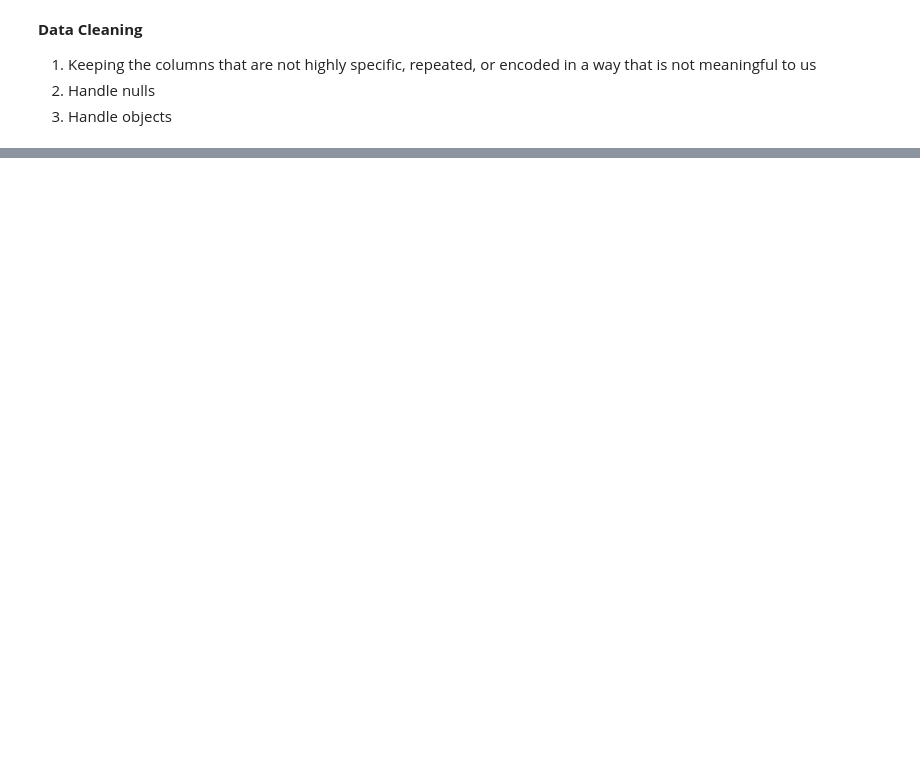
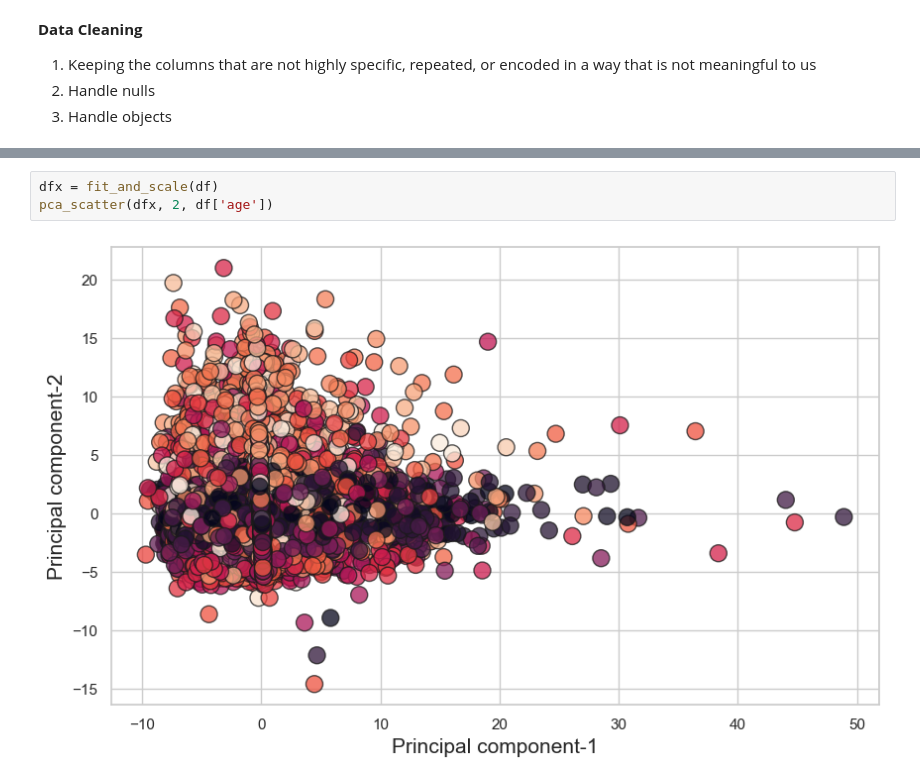
Before and after one commit to ErinPhillips/data_mining_midterm, a Jupyter notebook: midterm.ipynb, the cells around one changed output, grey strips where cells are left out. Drawn from its saved outputs; the diff is of its cells as text; blank space fills up the shorter version.

```diff
--- a/midterm.ipynb
+++ b/midterm.ipynb
@@ -617,0 +589,5 @@ The Diet and Exam datasets look promising.
+# %%
+dfx = fit_and_scale(df)
+pca_scatter(dfx, 2, df['age'])
+# %% [output]
+[figure, added]
```
Also changed, not shown: parts of 17 cells of this notebook, 1 other file.
